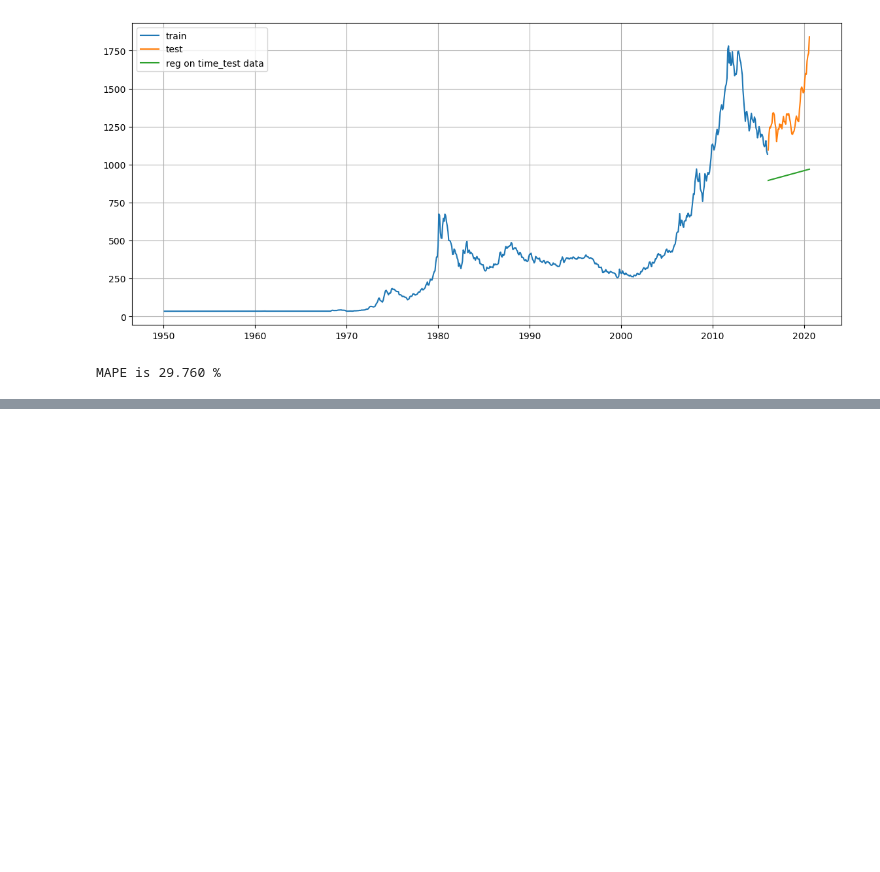
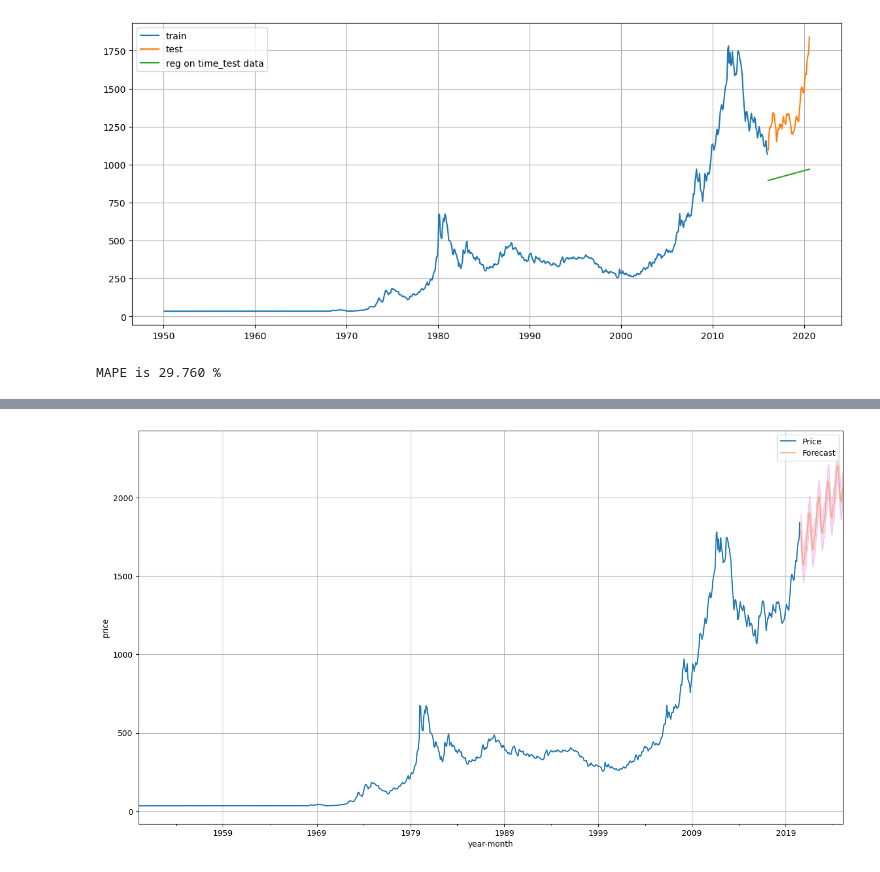
Before and after one commit to idatonui/Time-series-Forecasting, a Jupyter notebook: Index.ipynb, the cells around one changed output, grey strips where cells are left out. Cells and saved outputs as stored; diff of their text form; code cells hidden in the pictures; blank space fills up the shorter version.

```diff
--- a/Index.ipynb
+++ b/Index.ipynb
@@ -225,0 +271,6 @@ results = pd.DataFrame({'Test Mape (%)' :[mape_model1_test]}, index)
+# %%
+final_model= ExponentialSmoothing(df,
+                                 trend = 'additive',
+                                 seasonal = 'additive').fit(smoothing_level=0.4,
+                                                          smoothing_trend=0.3,
+                                                          smoothing_seasonal=0.6)
@@ -225,0 +282,7 @@ results = pd.DataFrame({'Test Mape (%)' :[mape_model1_test]}, index)
+# %%
+predictions = final_model.forecast(steps=len(test))
+# %%
+pred_df =pd.DataFrame({'lower_CI':predictions - 1.96*np.std(final_model.resid, ddof=1),
+                       'prediction':predictions,
+                       'upper_CI':predictions +1.96*np.std(final_model.resid, ddof=1)})
+pred_df.head()
@@ -225,0 +296,11 @@ results = pd.DataFrame({'Test Mape (%)' :[mape_model1_test]}, index)
+# %%
+axis = df.plot(label='actual',figsize=(16,9))
+pred_df['prediction'].plot(ax=axis, label='Forecast', alpha=0.5)
+axis.fill_between(pred_df.index, pred_df['lower_CI'], pred_df['upper_CI'], color = 'm', alpha=.15)
+axis.set_xlabel('year-month')
+axis.set_ylabel('price')
+plt.legend(loc='best')
+plt.grid()
+plt.show()
+# %% [output]
+[figure, added]
```
Also changed, not shown: parts of 10 cells of this notebook.
